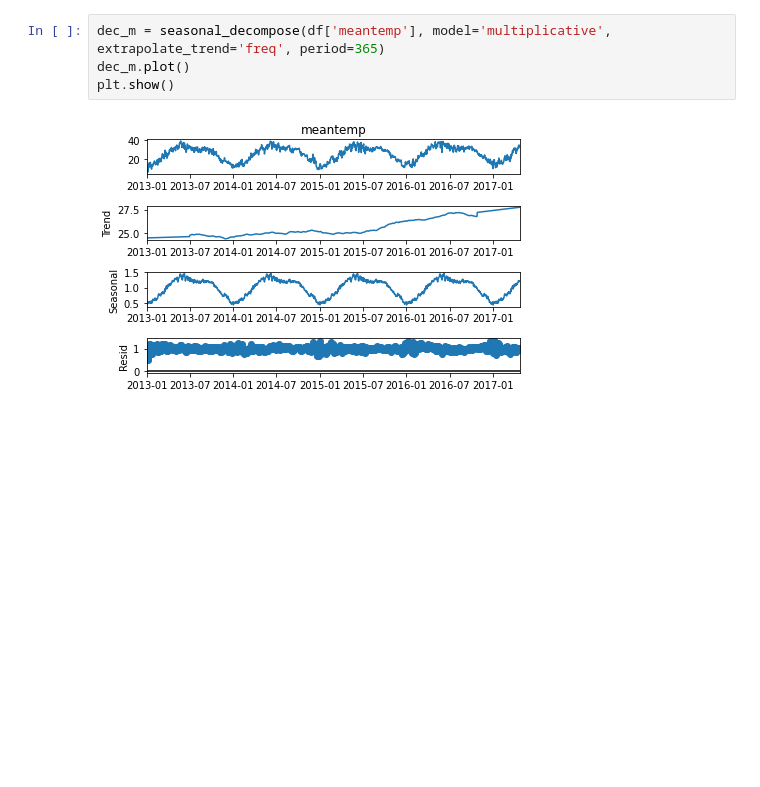
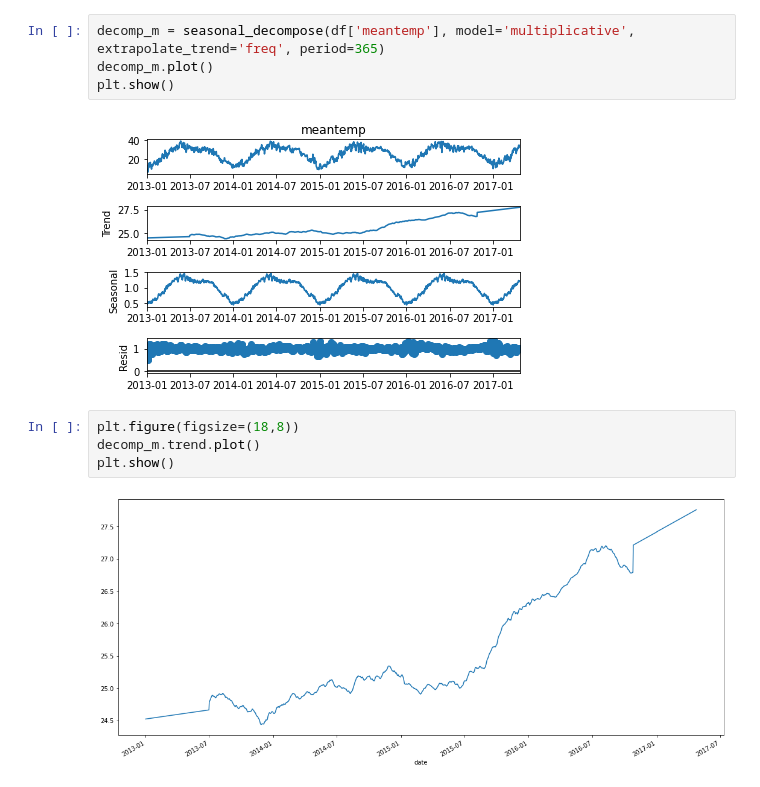
Before and after one commit to maxim8051/TimeSeriesItmoLab, a Jupyter notebook: TimeSeries.ipynb, the cells around one changed output. Cells and saved outputs as stored; diff of their text form; blank space fills up the shorter version.

```diff
--- a/TimeSeries.ipynb
+++ b/TimeSeries.ipynb
@@ -87,6 +105,12 @@ plt.show()
 # %%
-dec_m = seasonal_decompose(df['meantemp'], model='multiplicative', extrapolate_trend='freq', period=365)
-dec_m.plot()
+decomp_m = seasonal_decompose(df['meantemp'], model='multiplicative', extrapolate_trend='freq', period=365)
+decomp_m.plot()
 plt.show()
 # %% [output]
 [figure]
+# %%
+plt.figure(figsize=(18,8))
+decomp_m.trend.plot()
+plt.show()
+# %% [output]
+[figure, added]
```
Also changed, not shown: parts of 5 cells of this notebook.
